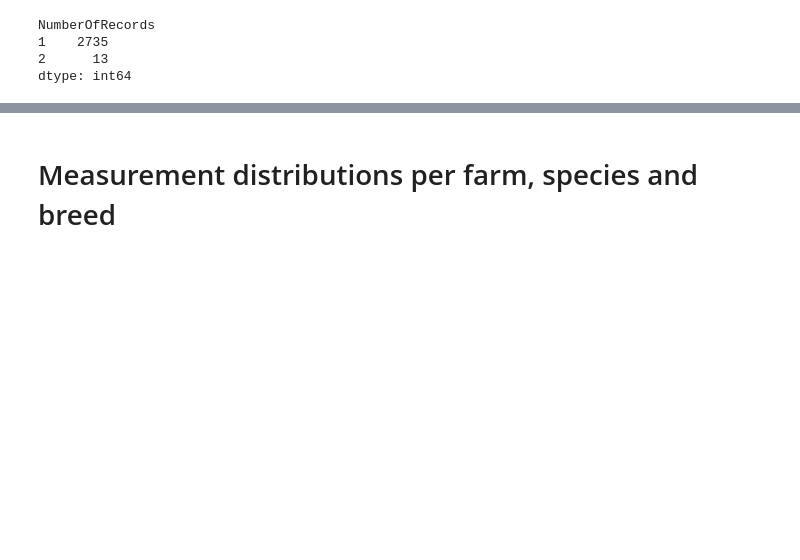
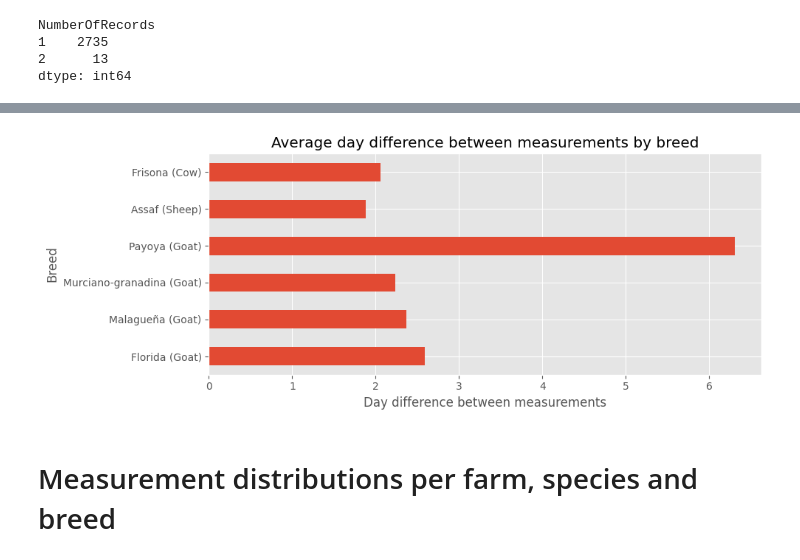
Before and after one commit to bryantchakote/aic-2024, a Jupyter notebook: notebooks/data_analysis.ipynb, the cells around one changed output, grey strips where cells are left out. Cells and saved outputs as stored; diff of their text form; code cells hidden in the pictures; blank space fills up the shorter version.

Commit message:
Added avg day difference between measurements

```diff
--- a/notebooks/data_analysis.ipynb
+++ b/notebooks/data_analysis.ipynb
@@ -269,6 +269,17 @@ MeasurementDayDiff
 | Breed | Florida (Goat) | Florida (Goat) | Florida (Goat) | Florida (Goat) | Florida (Goat) | Malagueña (Goat) | Malagueña (Goat) | Malagueña (Goat) | Malagueña (Goat) | Malagueña (Goat) | Malagueña (Goat) | ... |
 | DateDiffMean | 2.52 | 1.86 | 2.54 | 2.95 | 3.09 | 2.11 | 1.87 | 2.17 | 2.23 | 2.34 | 3.5 | ... |
 | DateDiffStd | 1.16 | 1.6 | 3.52 | 1.34 | 1.09 | 0.61 | 1.53 | 0.95 | 1.77 | 1.84 | 1.65 | ... |
+# %%
+# Average day difference between measurements by breed
+plt.figure(figsize=(10, 4))
+MeasurementDayDiff.T.groupby("Breed", sort=False)["DateDiffMean"].mean().plot.barh(xlabel="Day difference between measurements")
+title = "Average day difference between measurements by breed"
+plt.title(title)
+plt.tight_layout()
+plt.savefig(images / f"{title}.png")
+plt.show()
+# %% [output]
+[figure, added]
 # %% [markdown]
 # Measurement distributions per farm, species and breed
 # %%
```
Also changed, not shown: 1 other file.
